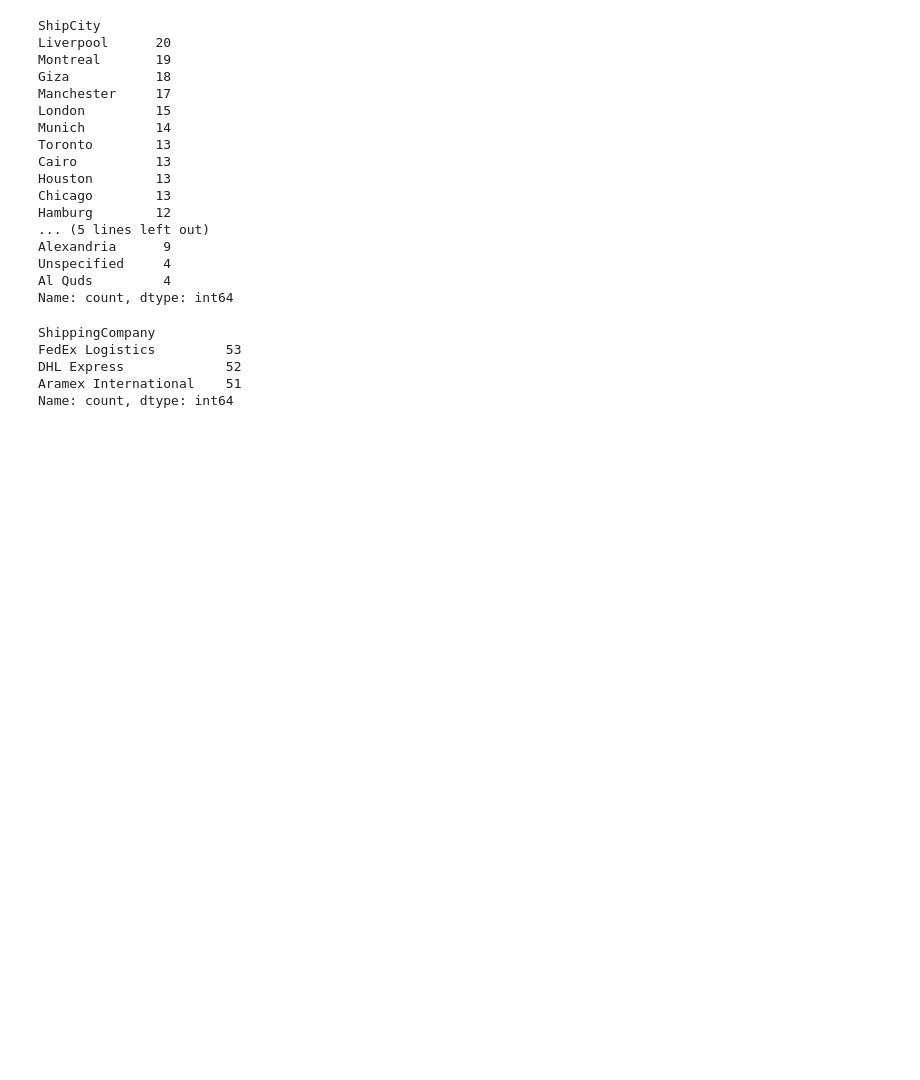
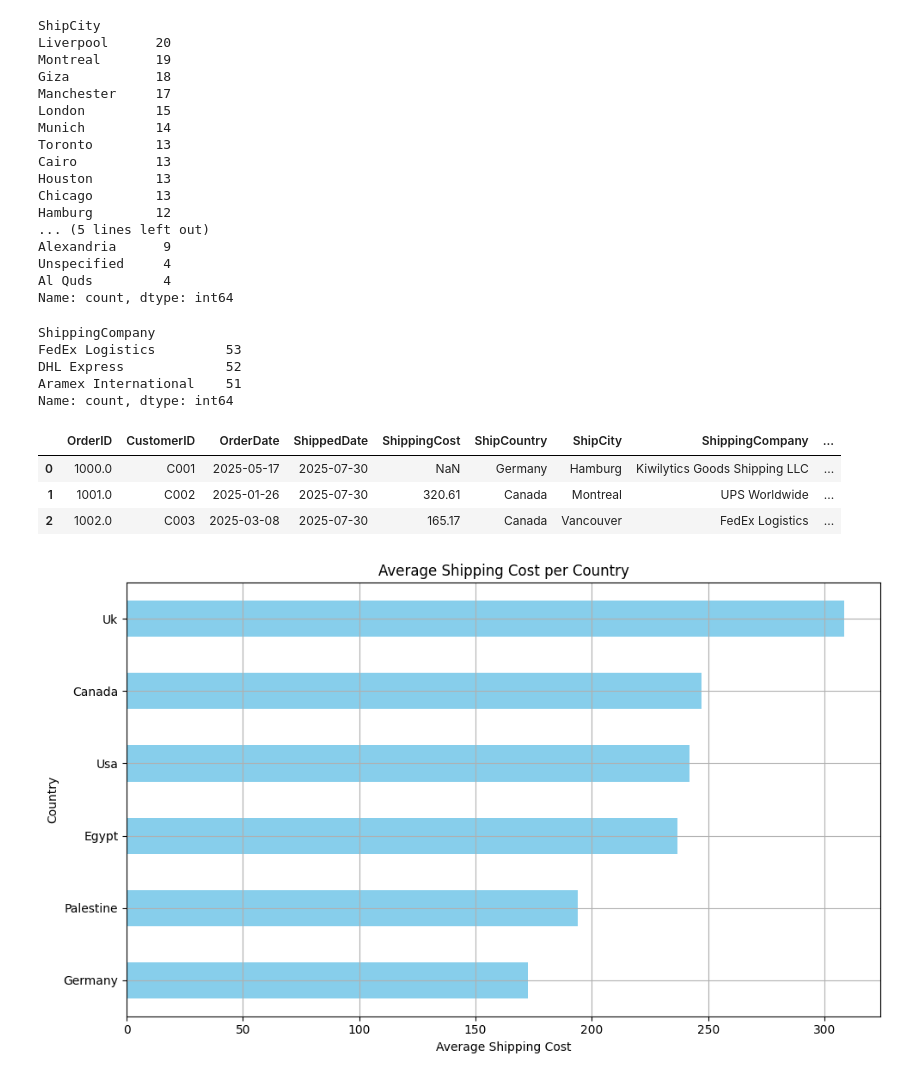
Before and after one commit to Abdallahmoha277/DataWrangling-Kiwilytics, a Jupyter notebook: Kiwilytics_DataWrangling.ipynb, the cells around one changed output. Cells and saved outputs as stored; diff of their text form; code cells hidden in the pictures; blank space fills up the shorter version.

```diff
--- a/Kiwilytics_DataWrangling.ipynb
+++ b/Kiwilytics_DataWrangling.ipynb
@@ -492,3 +492,15 @@ FedEx Logistics         53
 DHL Express             52
 Aramex International    51
 Name: count, dtype: int64
+# %%
+# Load the cleaned orders data
+df = pd.read_csv("Cleaned_orders_final.csv")
+df.head(3)
+# %% [output]
+|  | OrderID | CustomerID | OrderDate | ShippedDate | ShippingCost | ShipCountry | ShipCity | ShippingCompany | ... |
+| 0 | 1000.0 | C001 | 2025-05-17 | 2025-07-30 | NaN | Germany | Hamburg | Kiwilytics Goods Shipping LLC | ... |
+| 1 | 1001.0 | C002 | 2025-01-26 | 2025-07-30 | 320.61 | Canada | Montreal | UPS Worldwide | ... |
+| 2 | 1002.0 | C003 | 2025-03-08 | 2025-07-30 | 165.17 | Canada | Vancouver | FedEx Logistics | ... |
+# %%
+df['OrderDate'] = pd.to_datetime(df['OrderDate'])
+df['ShippedDate'] = pd.to_datetime(df['ShippedDate'])
@@ -494,0 +509,19 @@ Name: count, dtype: int64
+# %%
+# Set the figure size for better readability
+plt.figure(figsize=(10,6))
+# Group data by country and calculate the average shipping cost per country
+# Then sort the results for a cleaner horizontal bar chart
+df.groupby("ShipCountry")["ShippingCost"].mean().sort_values().plot(kind="barh",color="Skyblue")
+# Set the title of the plot
+plt.title("Average Shipping Cost per Country")
+# Set the label for the x-axis
+plt.xlabel("Average Shipping Cost")
+# Set the label for the y-axis
+plt.ylabel("Country")
+
+# Show grid lines to improve readability
+plt.grid(True)
+# Automatically adjust layout to prevent label cutoff
+plt.tight_layout()
+# %% [output]
+[figure, added]
```
Also changed, not shown: parts of 4 cells of this notebook.
